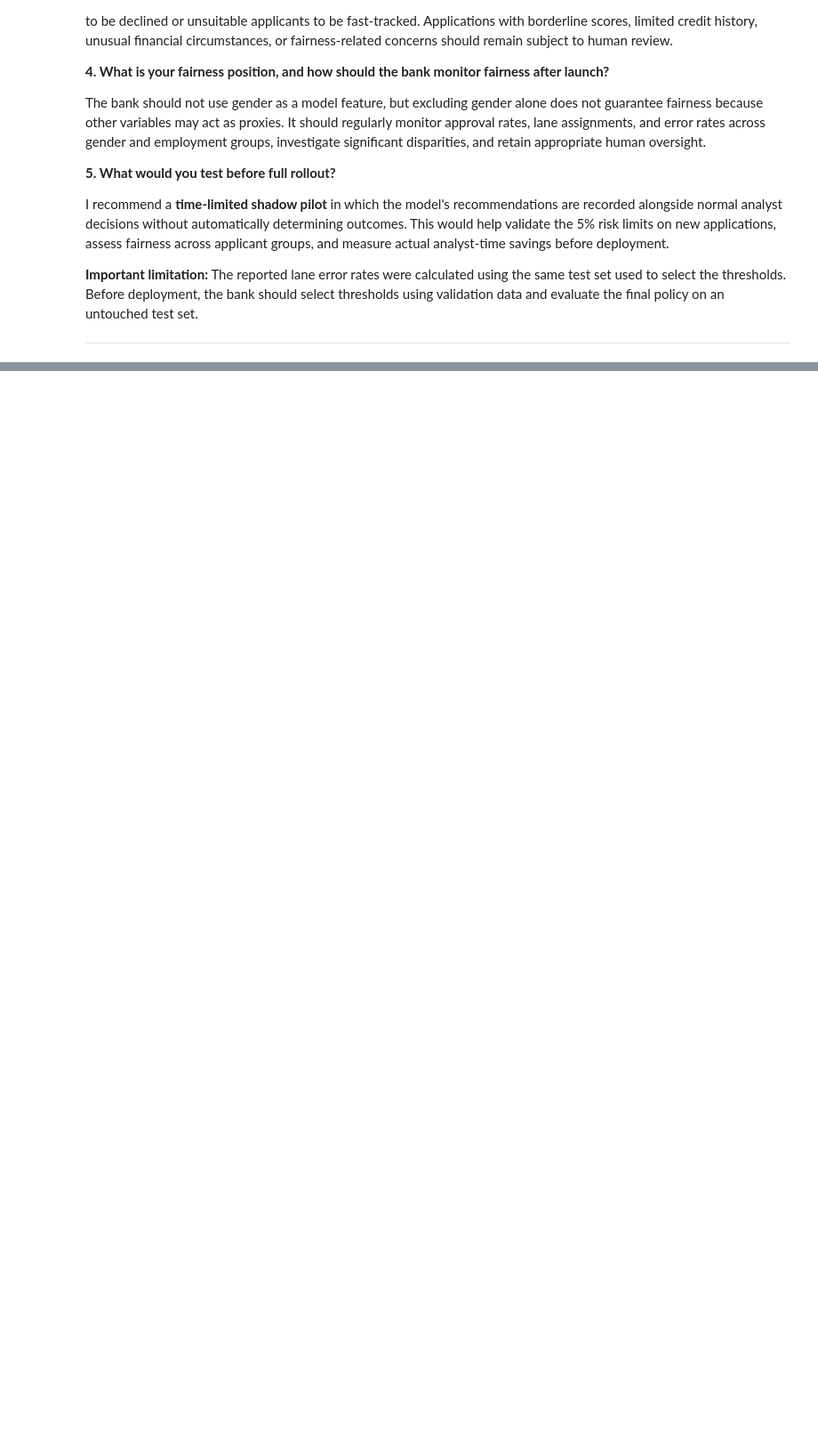
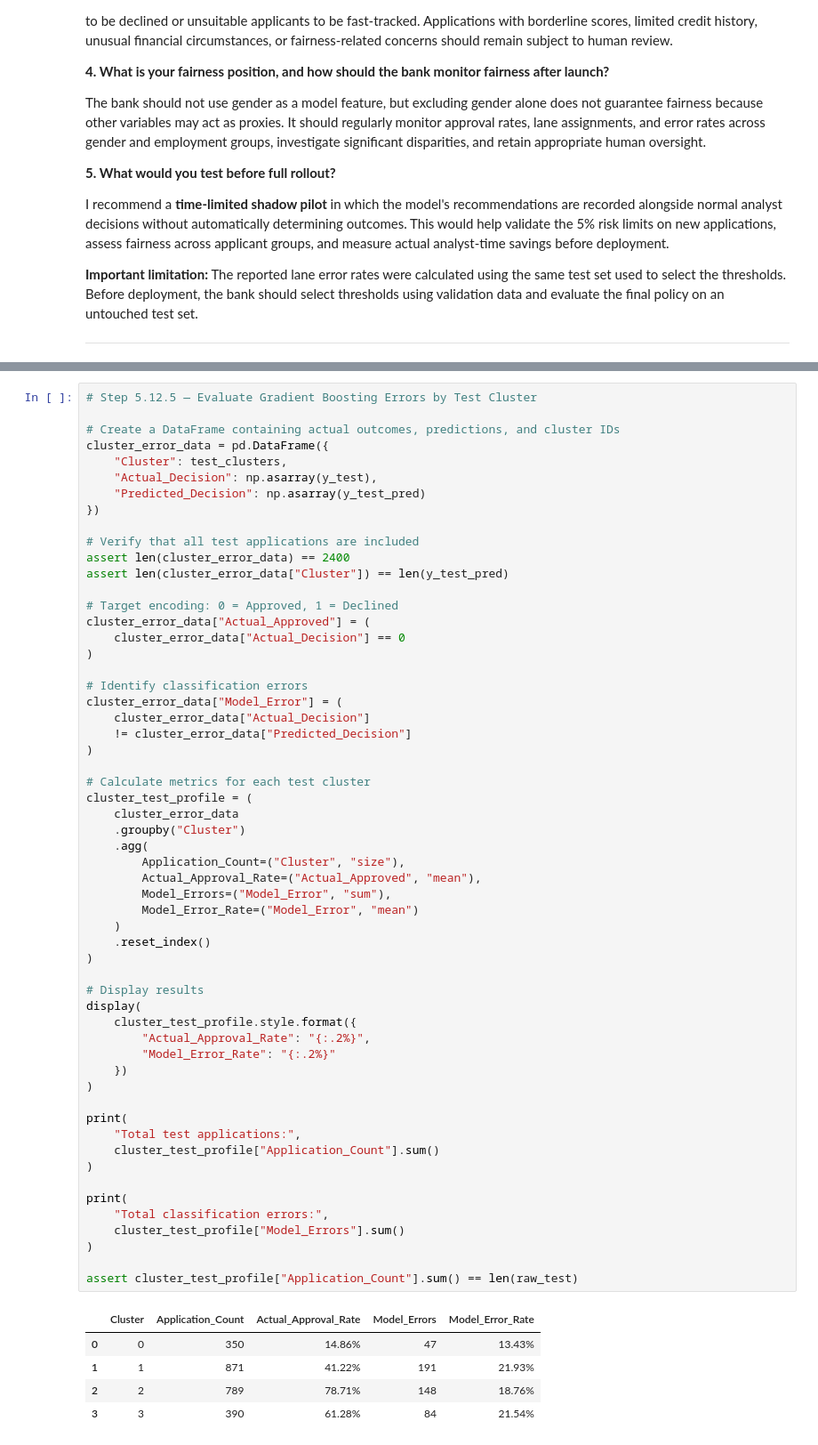
Before and after one commit to rameshworkmail111-stack/Mini_UseCase_02_Credit_Pre-Screening_Engine, a Jupyter notebook: VALLE_RAMESH_MUC02_Path3_Notebook.ipynb, the cells around one changed output, grey strips where cells are left out. Shown at 89% size. Drawn from its saved outputs; the diff is of its cells as text; blank space fills up the shorter version.

```diff
--- a/VALLE_RAMESH_MUC02_Path3_Notebook.ipynb
+++ b/VALLE_RAMESH_MUC02_Path3_Notebook.ipynb
@@ -4465,0 +4414,63 @@ Overall, the Credit Pre-Screening Engine demonstrates how **data analysis, featu
+# %%
+# Step 5.12.5 — Evaluate Gradient Boosting Errors by Test Cluster
+
+# Create a DataFrame containing actual outcomes, predictions, and cluster IDs
+cluster_error_data = pd.DataFrame({
+    "Cluster": test_clusters,
+    "Actual_Decision": np.asarray(y_test),
+    "Predicted_Decision": np.asarray(y_test_pred)
+})
+
+# Verify that all test applications are included
+assert len(cluster_error_data) == 2400
+assert len(cluster_error_data["Cluster"]) == len(y_test_pred)
+
+# Target encoding: 0 = Approved, 1 = Declined
+cluster_error_data["Actual_Approved"] = (
+    cluster_error_data["Actual_Decision"] == 0
+)
+
+# Identify classification errors
+cluster_error_data["Model_Error"] = (
+    cluster_error_data["Actual_Decision"]
+    != cluster_error_data["Predicted_Decision"]
+)
+
+# Calculate metrics for each test cluster
+cluster_test_profile = (
+    cluster_error_data
+    .groupby("Cluster")
+    .agg(
+        Application_Count=("Cluster", "size"),
+        Actual_Approval_Rate=("Actual_Approved", "mean"),
+        Model_Errors=("Model_Error", "sum"),
+        Model_Error_Rate=("Model_Error", "mean")
+    )
+    .reset_index()
+)
+
+# Display results
+display(
+    cluster_test_profile.style.format({
+        "Actual_Approval_Rate": "{:.2%}",
+        "Model_Error_Rate": "{:.2%}"
+    })
+)
+
+print(
+    "Total test applications:",
+    cluster_test_profile["Application_Count"].sum()
+)
+
+print(
+    "Total classification errors:",
+    cluster_test_profile["Model_Errors"].sum()
+)
+
+assert cluster_test_profile["Application_Count"].sum() == len(raw_test)
+# %% [output]
+|  | Cluster | Application_Count | Actual_Approval_Rate | Model_Errors | Model_Error_Rate |
+| 0 | 0 | 350 | 14.86% | 47 | 13.43% |
+| 1 | 1 | 871 | 41.22% | 191 | 21.93% |
+| 2 | 2 | 789 | 78.71% | 148 | 18.76% |
+| 3 | 3 | 390 | 61.28% | 84 | 21.54% |
```
Also changed, not shown: parts of 29 cells of this notebook.
